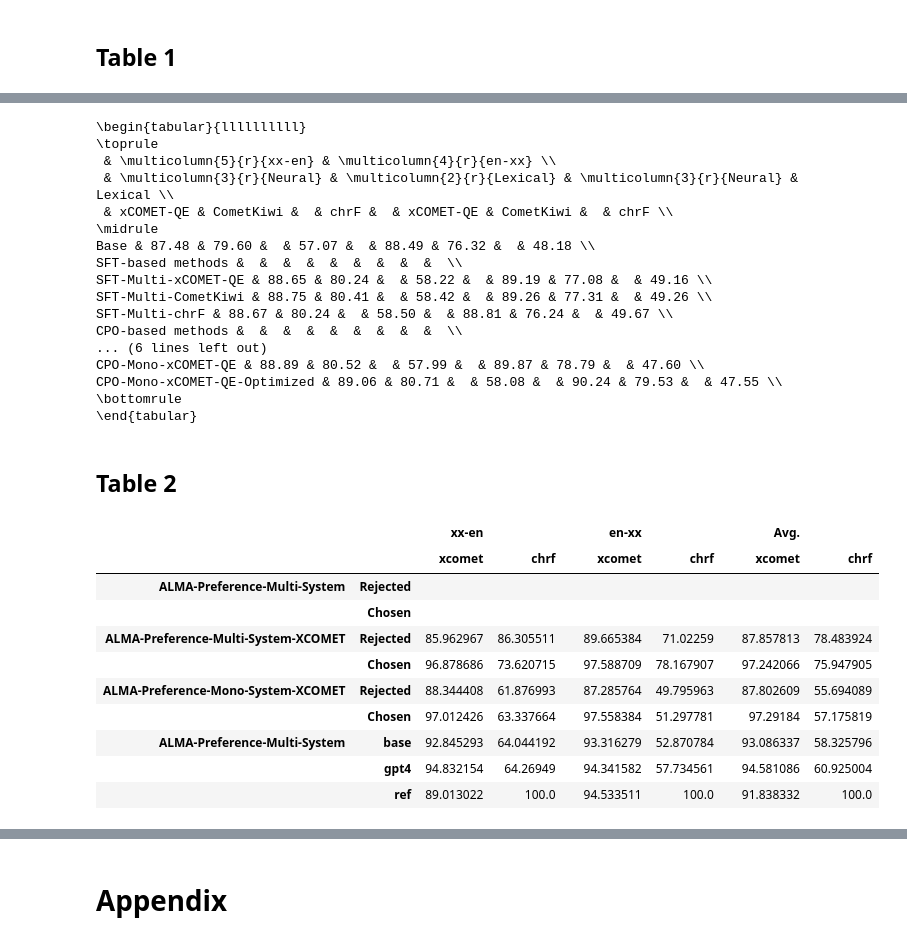
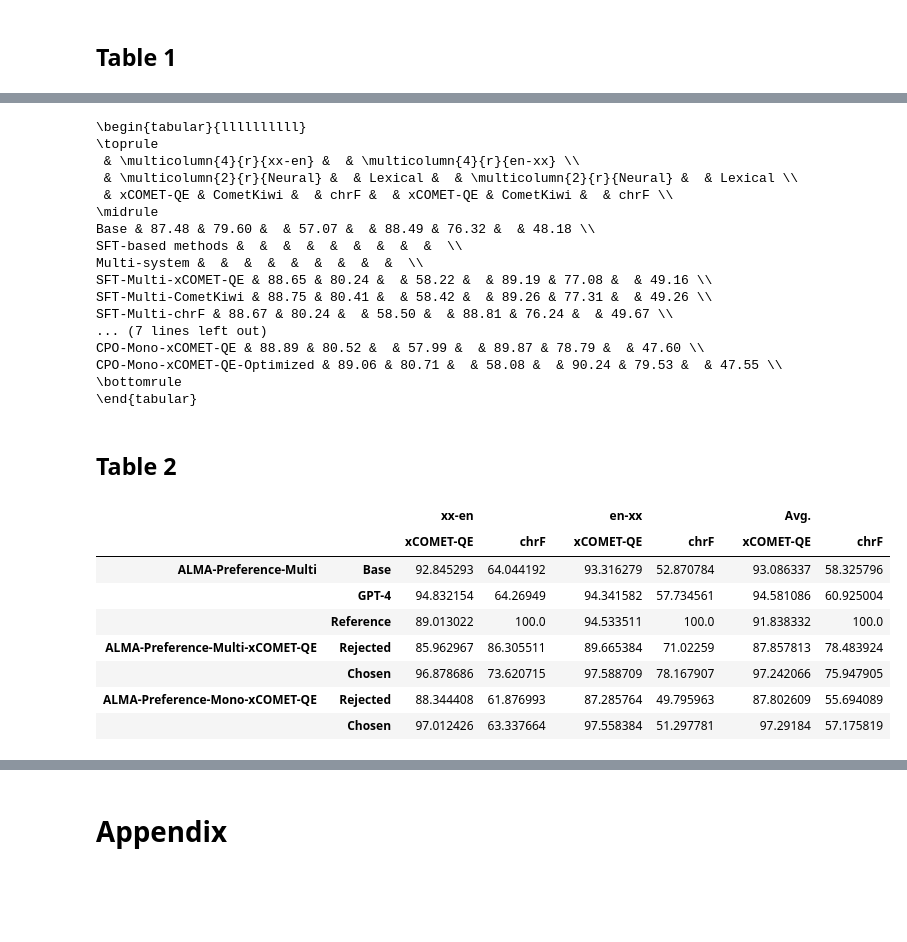
Before and after one commit to hgissbkh/translation-alignment, a Jupyter notebook: notebooks/plots.ipynb, the cells around one changed output, grey strips where cells are left out. Saved outputs shown, nothing was run; the diff lists cells and outputs as text; code cells hidden in the pictures; blank space fills up the shorter version.

```diff
--- a/notebooks/plots.ipynb
+++ b/notebooks/plots.ipynb
@@ -634,19 +610,19 @@ recap_df
 # %%
-print(recap_df.to_latex(float_format="%.2f"))
+print(df.to_latex(float_format="%.2f"))
 # %% [output]
 \begin{tabular}{llllllllll}
 \toprule
- & \multicolumn{5}{r}{xx-en} & \multicolumn{4}{r}{en-xx} \\
- & \multicolumn{3}{r}{Neural} & \multicolumn{2}{r}{Lexical} & \multicolumn{3}{r}{Neural} & Lexical \\
+ & \multicolumn{4}{r}{xx-en} &  & \multicolumn{4}{r}{en-xx} \\
+ & \multicolumn{2}{r}{Neural} &  & Lexical &  & \multicolumn{2}{r}{Neural} &  & Lexical \\
  & xCOMET-QE & CometKiwi &  & chrF &  & xCOMET-QE & CometKiwi &  & chrF \\
 \midrule
 Base & 87.48 & 79.60 &  & 57.07 &  & 88.49 & 76.32 &  & 48.18 \\
 SFT-based methods &  &  &  &  &  &  &  &  &  \\
+Multi-system &  &  &  &  &  &  &  &  &  \\
 SFT-Multi-xCOMET-QE & 88.65 & 80.24 &  & 58.22 &  & 89.19 & 77.08 &  & 49.16 \\
 SFT-Multi-CometKiwi & 88.75 & 80.41 &  & 58.42 &  & 89.26 & 77.31 &  & 49.26 \\
 SFT-Multi-chrF & 88.67 & 80.24 &  & 58.50 &  & 88.81 & 76.24 &  & 49.67 \\
-CPO-based methods &  &  &  &  &  &  &  &  &  \\
-... (6 lines left out)
+... (7 lines left out)
 CPO-Mono-xCOMET-QE & 88.89 & 80.52 &  & 57.99 &  & 89.87 & 78.79 &  & 47.60 \\
 CPO-Mono-xCOMET-QE-Optimized & 89.06 & 80.71 &  & 58.08 &  & 90.24 & 79.53 &  & 47.55 \\
 \bottomrule
@@ -688,14 +631,0 @@ recap_df = recap_df.fillna("").iloc[:,:-1]
-# %%
-recap_df
-# %% [output]
-|  |  | xx-en |  |  | en-xx |  |  | Avg. |  |
-|  |  | xcomet | chrf |  | xcomet | chrf |  | xcomet | chrf |
-| ALMA-Preference-Multi-System | Rejected |  |  |  |  |  |  |  |  |
-|  | Chosen |  |  |  |  |  |  |  |  |
-| ALMA-Preference-Multi-System-XCOMET | Rejected | 85.962967 | 86.305511 |  | 89.665384 | 71.02259 |  | 87.857813 | 78.483924 |
-|  | Chosen | 96.878686 | 73.620715 |  | 97.588709 | 78.167907 |  | 97.242066 | 75.947905 |
-| ALMA-Preference-Mono-System-XCOMET | Rejected | 88.344408 | 61.876993 |  | 87.285764 | 49.795963 |  | 87.802609 | 55.694089 |
-|  | Chosen | 97.012426 | 63.337664 |  | 97.558384 | 51.297781 |  | 97.29184 | 57.175819 |
-| ALMA-Preference-Multi-System | base | 92.845293 | 64.044192 |  | 93.316279 | 52.870784 |  | 93.086337 | 58.325796 |
-|  | gpt4 | 94.832154 | 64.26949 |  | 94.341582 | 57.734561 |  | 94.581086 | 60.925004 |
-|  | ref | 89.013022 | 100.0 |  | 94.533511 | 100.0 |  | 91.838332 | 100.0 |
@@ -702 +642,47 @@ recap_df
+# %%
+# Initialize df
+index = []
+for dataset in table_info["datasets"]:
+    if dataset == "ALMA-Preference-Multi":
+        index += [(dataset, "Base"), (dataset, "GPT-4"), (dataset, "Reference")]
+    else:
+        index += [(dataset, "Rejected"), (dataset, "Chosen")]
+columns = []
+for lp in table_info["lang_pairs"]:
+    for metric in table_info["metrics"]:
+        columns.append((lp, metric))
+    columns.append(("", ""))
+df = pd.DataFrame(
+    index=pd.MultiIndex.from_tuples(index),
+    columns=pd.MultiIndex.from_tuples(columns)[:-1],
+    data=""
+)
+
+# Collect data
+for ds in table_info["datasets"]:
+    pref_df = load_dataset(f"hgissbkh/{ds}")["train"].to_pandas()
+    for sys in df.loc[ds].index:
+        for lp, metric in df.columns:
+            if lp != "" and metric != "":
+                if lp not in ["xx-en", "en-xx", "Avg."]:
+                    df.loc[(ds, sys), (lp, metric)] = pref_df.loc[pref_df.lp == lp, f"{models_dict[sys]['short_name']}_{metrics_dict[metric]}"].mean()
+                elif lp == "xx-en":
+                    df.loc[(ds, sys), (lp, metric)] = pref_df.loc[pref_df.tgt_lang == "en", f"{models_dict[sys]['short_name']}_{metrics_dict[metric]}"].mean()
+                elif lp == "en-xx":
+                    df.loc[(ds, sys), (lp, metric)] = pref_df.loc[pref_df.src_lang == "en", f"{models_dict[sys]['short_name']}_{metrics_dict[metric]}"].mean()
+                elif lp == "Avg.":
+                    df.loc[(ds, sys), (lp, metric)] = pref_df[f"{models_dict[sys]['short_name']}_{metrics_dict[metric]}"].mean()
+
+# Print df
+df
+# %% [output]
+|  |  | xx-en |  |  | en-xx |  |  | Avg. |  |
+|  |  | xCOMET-QE | chrF |  | xCOMET-QE | chrF |  | xCOMET-QE | chrF |
+| ALMA-Preference-Multi | Base | 92.845293 | 64.044192 |  | 93.316279 | 52.870784 |  | 93.086337 | 58.325796 |
+|  | GPT-4 | 94.832154 | 64.26949 |  | 94.341582 | 57.734561 |  | 94.581086 | 60.925004 |
+|  | Reference | 89.013022 | 100.0 |  | 94.533511 | 100.0 |  | 91.838332 | 100.0 |
+| ALMA-Preference-Multi-xCOMET-QE | Rejected | 85.962967 | 86.305511 |  | 89.665384 | 71.02259 |  | 87.857813 | 78.483924 |
+|  | Chosen | 96.878686 | 73.620715 |  | 97.588709 | 78.167907 |  | 97.242066 | 75.947905 |
+| ALMA-Preference-Mono-xCOMET-QE | Rejected | 88.344408 | 61.876993 |  | 87.285764 | 49.795963 |  | 87.802609 | 55.694089 |
+|  | Chosen | 97.012426 | 63.337664 |  | 97.558384 | 51.297781 |  | 97.29184 | 57.175819 |
 # %%
```
Also changed, not shown: parts of 40 cells of this notebook.
